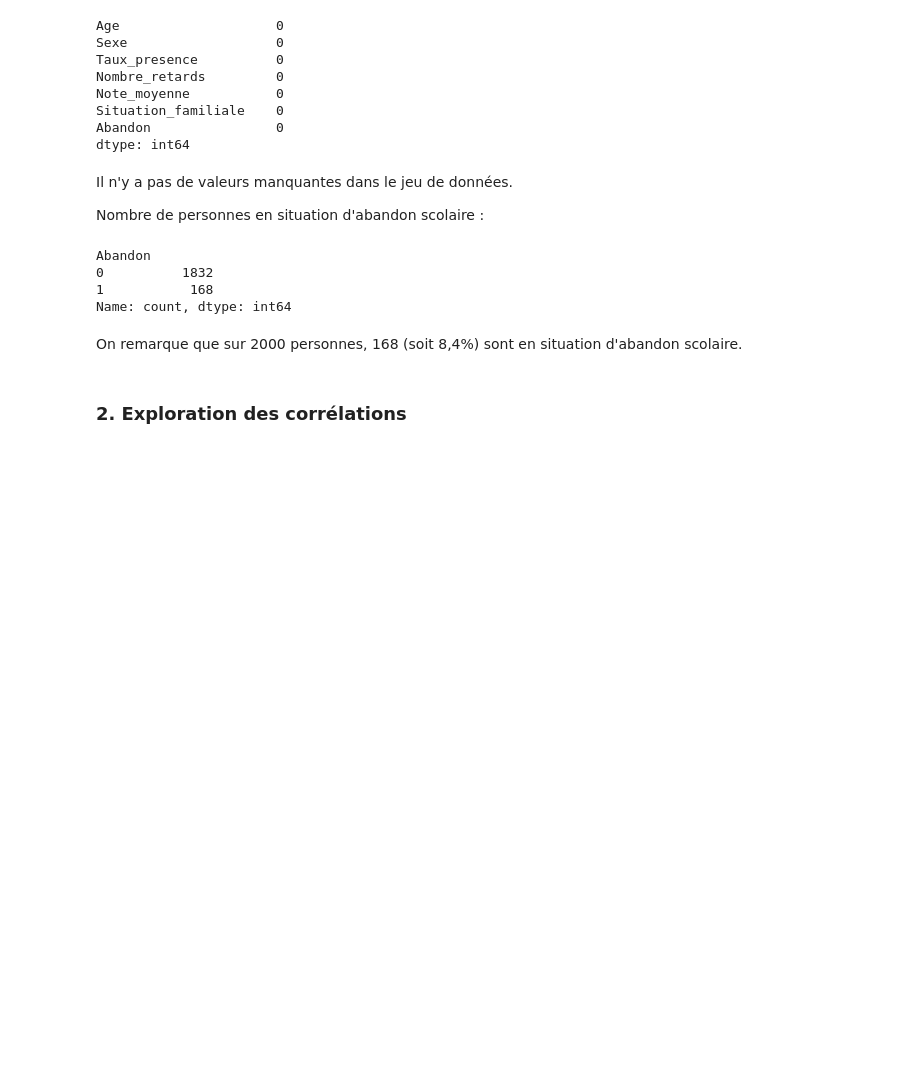
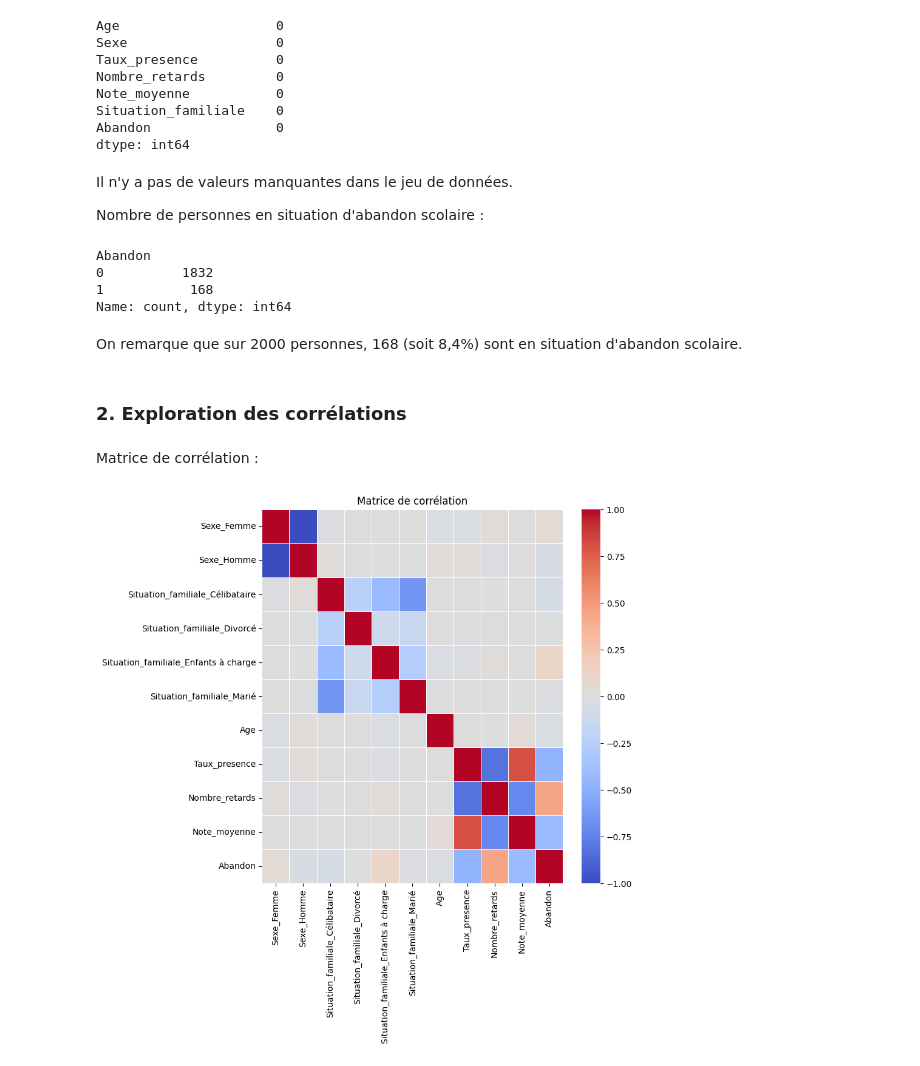
Before and after one commit to vbounmy/MiniProjetML, a Jupyter notebook: main.ipynb, the cells around one changed output. Saved outputs shown, nothing was run; the diff lists cells and outputs as text; code cells hidden in the pictures; blank space fills up the shorter version.

Commit message:
Exploration des corrélations

```diff
--- a/main.ipynb
+++ b/main.ipynb
@@ -56,11 +64,16 @@ data_df
 # %% [markdown]
 Gestion des variables catégorielles :
 # %%
+problem = data_df.drop("Abandon", axis=1)
+target = data_df["Abandon"]
+
 categorial_features = ["Sexe", "Situation_familiale"]
-numeric_features = ["Age", "Taux_presence", "Nombre_retards", "Note_moyenne", "Abandon"]
+numeric_features = ["Age", "Taux_presence", "Nombre_retards", "Note_moyenne"]
 
 preprocessor = ColumnTransformer(
-    transformers=[('cat', OneHotEncoder(handle_unknown='ignore'), categorial_features)],
+    transformers=[
+        ('cat', OneHotEncoder(handle_unknown='ignore'), categorial_features)
+    ],
     remainder='passthrough'
 )
 
@@ -68,3 +81,10 @@ pipeline = Pipeline(steps=[
     ('preprocessor', preprocessor),
     ('classifier', DecisionTreeClassifier())
 ])
+
+problem_transformed = preprocessor.fit_transform(data_df)
+
+encoded_columns = preprocessor.named_transformers_['cat'].get_feature_names_out(categorial_features)
+all_columns = list(encoded_columns) + numeric_features + ["Abandon"]
+
+transformed_df = pandas.DataFrame(problem_transformed.toarray() if hasattr(problem_transformed, 'toarray') else problem_transformed, columns=all_columns)
@@ -96,3 +123,13 @@ Name: count, dtype: int64
 On remarque que sur 2000 personnes, 168 (soit 8,4%) sont en situation d'abandon scolaire.
 # %% [markdown]
 ### **2. Exploration des corrélations**
+# %% [markdown]
+Matrice de corrélation :
+# %%
+corr_matrix = transformed_df.corr()
+plt.figure(figsize=(8, 8))
+seaborn.heatmap(corr_matrix, annot=False, cmap="coolwarm", linewidths=0.5)
+plt.title("Matrice de corrélation")
+plt.show()
+# %% [output]
+[figure, added]
```
Also changed, not shown: parts of 7 cells of this notebook.
